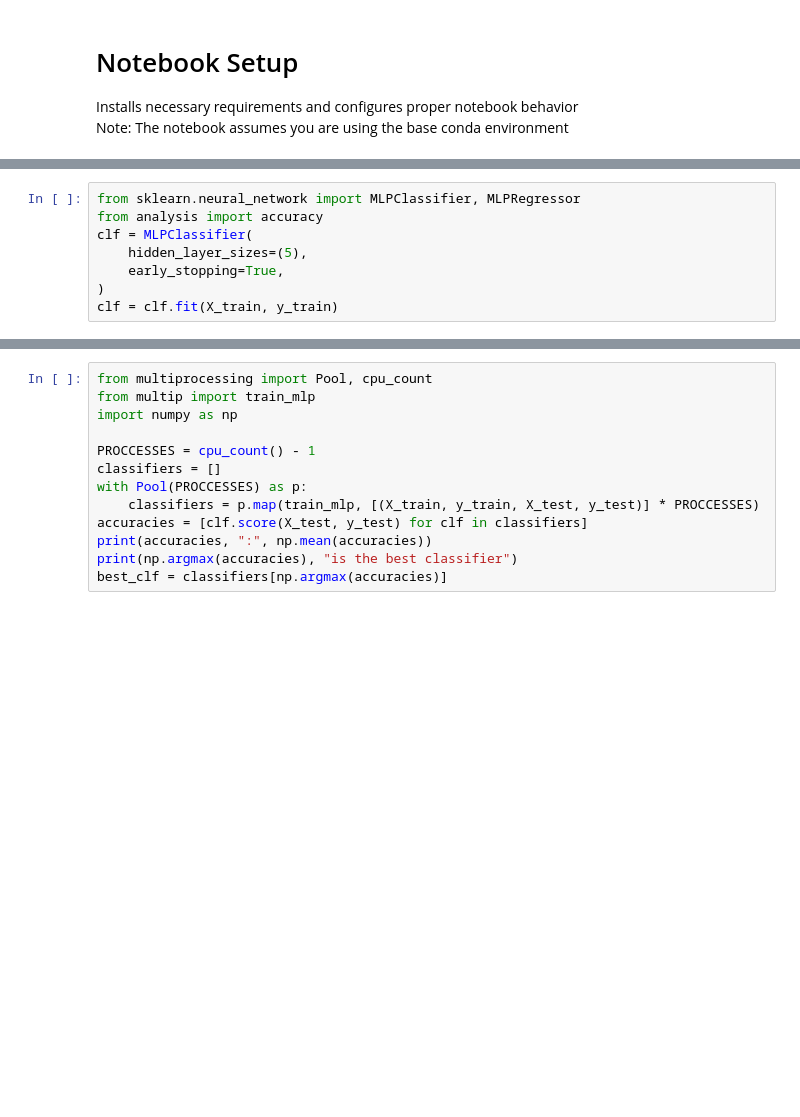
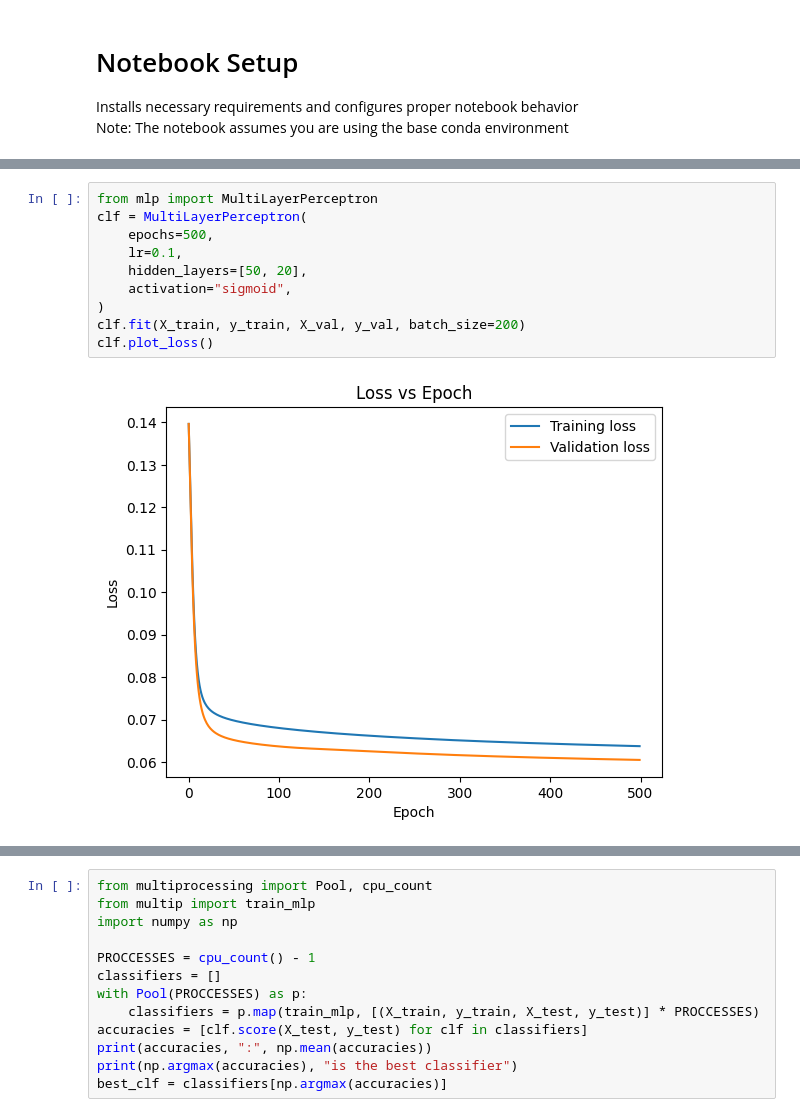
Before and after one commit to wumphlett/ML-Project, a Jupyter notebook: project.ipynb, the cells around one changed output, grey strips where cells are left out. Cells and saved outputs as stored; diff of their text form; blank space fills up the shorter version.

```diff
--- a/project.ipynb
+++ b/project.ipynb
@@ -70,11 +72,15 @@ Y_train: <class 'numpy.ndarray'> of shape (29700,)
 # %%
-from sklearn.neural_network import MLPClassifier, MLPRegressor
-from analysis import accuracy
-clf = MLPClassifier(
-    hidden_layer_sizes=(5),
-    early_stopping=True,
+from mlp import MultiLayerPerceptron
+clf = MultiLayerPerceptron(
+    epochs=500,
+    lr=0.1,
+    hidden_layers=[50, 20],
+    activation="sigmoid",
 )
-clf = clf.fit(X_train, y_train)
+clf.fit(X_train, y_train, X_val, y_val, batch_size=200)
+clf.plot_loss()
+# %% [output]
+[figure, added]
 # %%
 print(f"Training accuracy: {clf.score(X_train, y_train)}")
 print(f"Testing accuracy: {clf.score(X_test, y_test)}")
```
Also changed, not shown: parts of 16 cells of this notebook, 2 other files.
